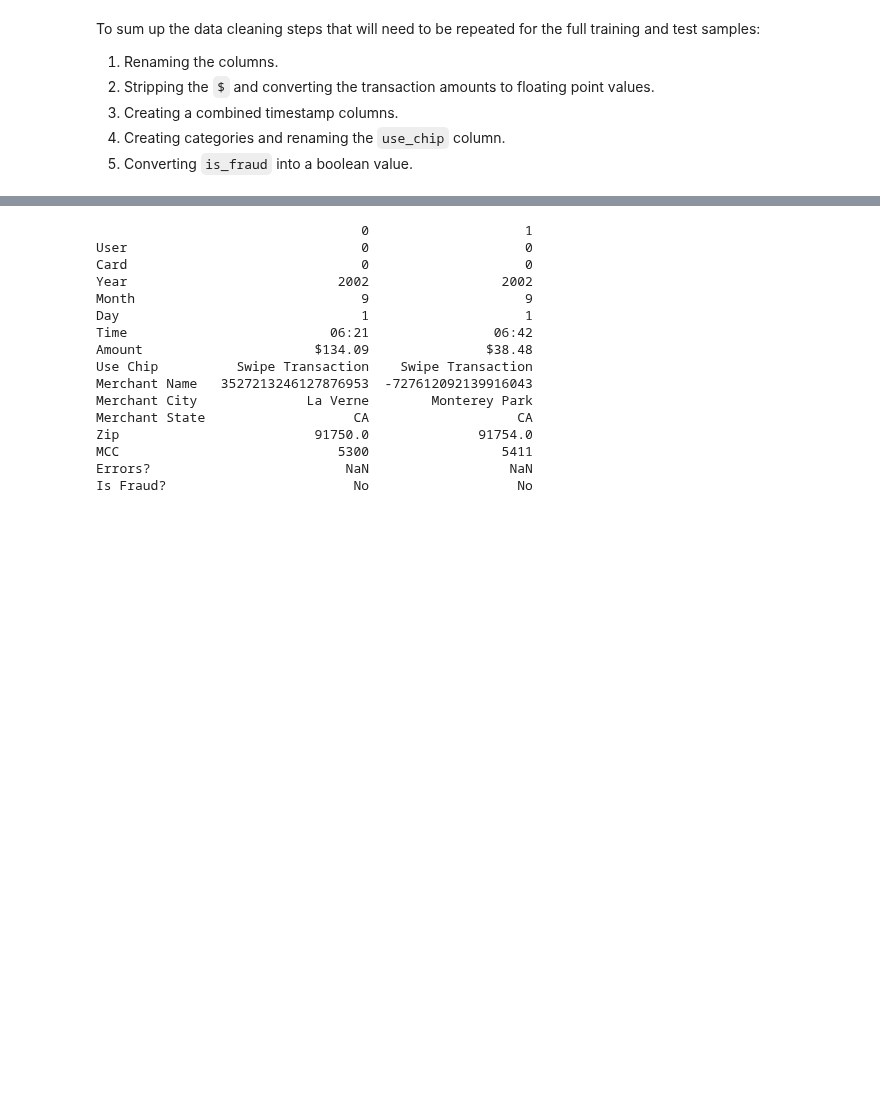
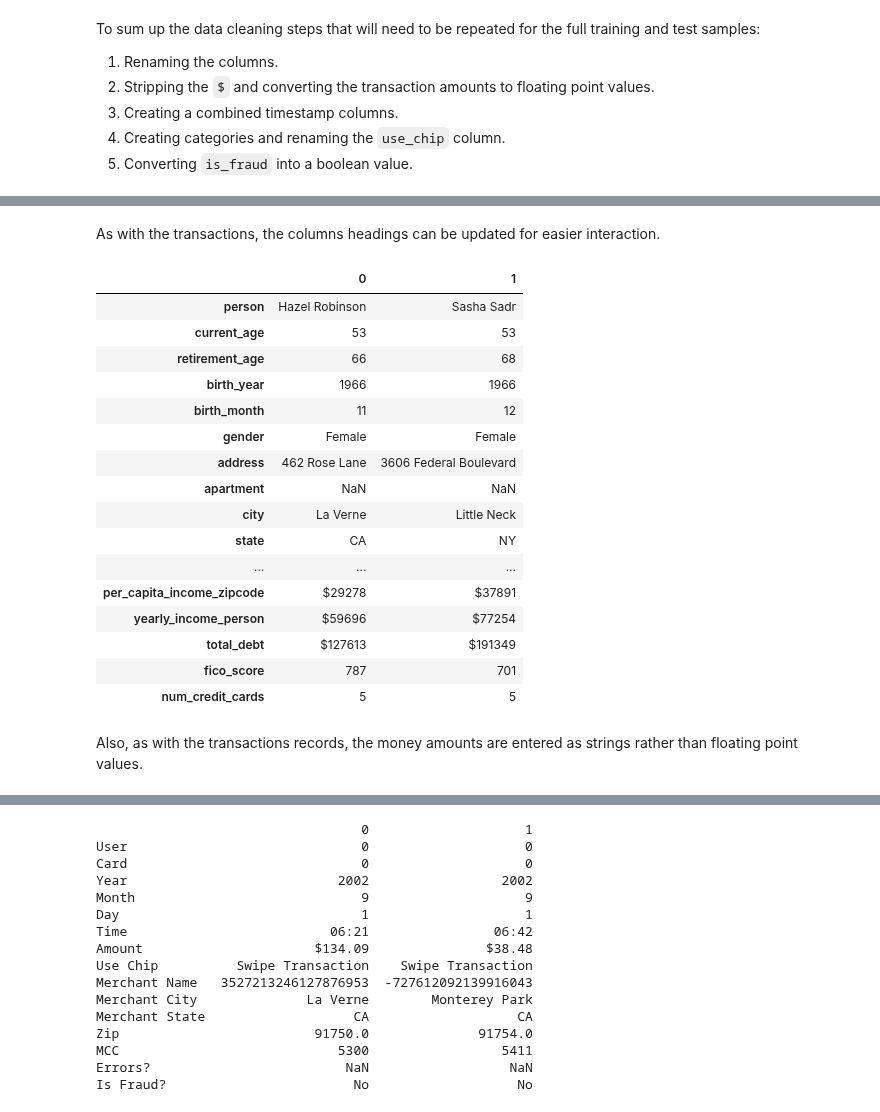
Before and after one commit to msc2106/CreditCardFraud, a Jupyter notebook: notebooks/data_wrangling.ipynb, the cells around one changed output, grey strips where cells are left out. Cells and saved outputs as stored; diff of their text form; code cells hidden in the pictures; blank space fills up the shorter version.

```diff
--- a/notebooks/data_wrangling.ipynb
+++ b/notebooks/data_wrangling.ipynb
@@ -270,0 +300,25 @@ Information about each user is stored in a separate file, `sd254_users.csv`.
+# %% [markdown]
+As with the transactions, the columns headings can be updated for easier interaction.
+# %%
+users.columns = update_colnames(users.columns)
+users.head(2).T
+# %% [output]
+|  | 0 | 1 |
+| person | Hazel Robinson | Sasha Sadr |
+| current_age | 53 | 53 |
+| retirement_age | 66 | 68 |
+| birth_year | 1966 | 1966 |
+| birth_month | 11 | 12 |
+| gender | Female | Female |
+| address | 462 Rose Lane | 3606 Federal Boulevard |
+| apartment | NaN | NaN |
+| city | La Verne | Little Neck |
+| state | CA | NY |
+| ... | ... | ... |
+| per_capita_income_zipcode | $29278 | $37891 |
+| yearly_income_person | $59696 | $77254 |
+| total_debt | $127613 | $191349 |
+| fico_score | 787 | 701 |
+| num_credit_cards | 5 | 5 |
+# %% [markdown]
+Also, as with the transactions records, the money amounts are entered as strings rather than floating point values.
```
Also changed, not shown: parts of 36 cells of this notebook, 1 other file.
